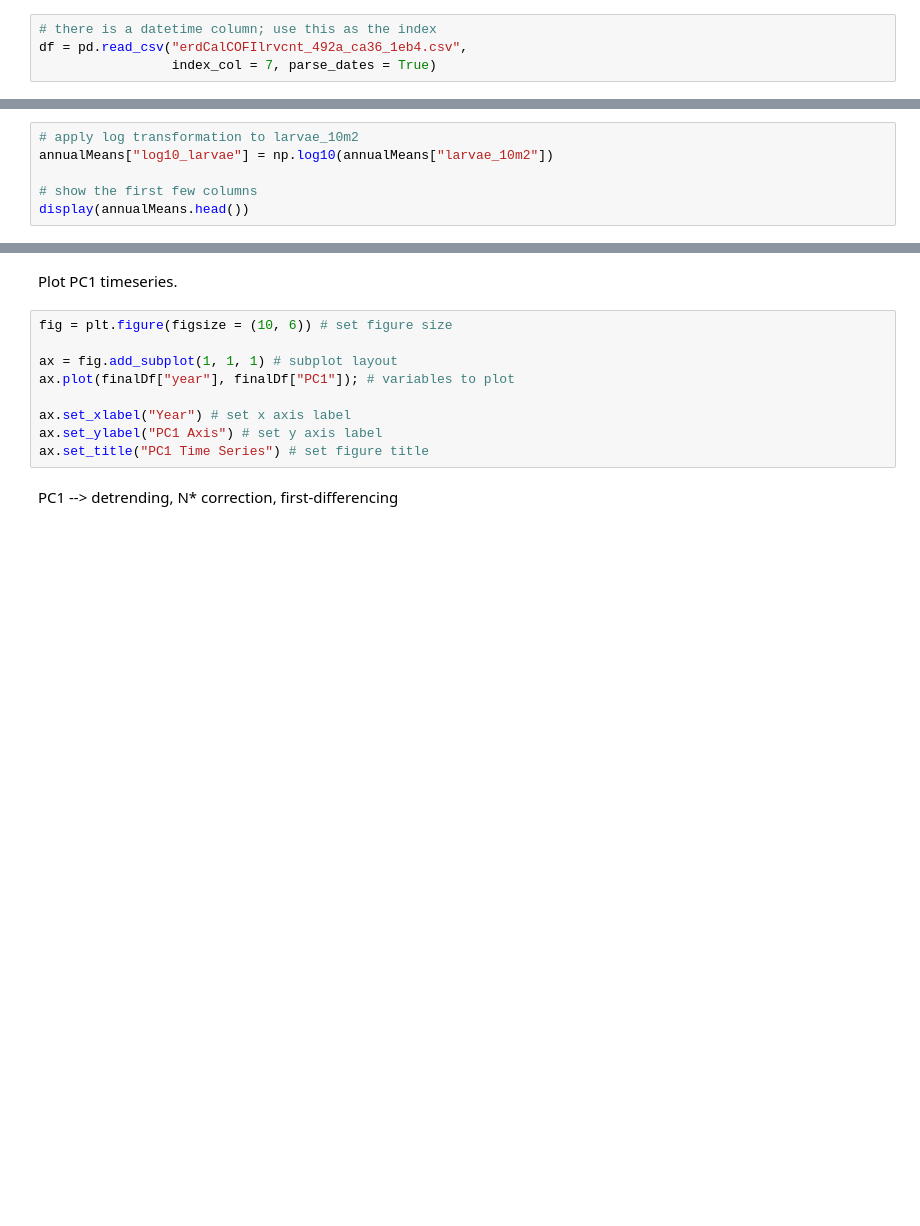
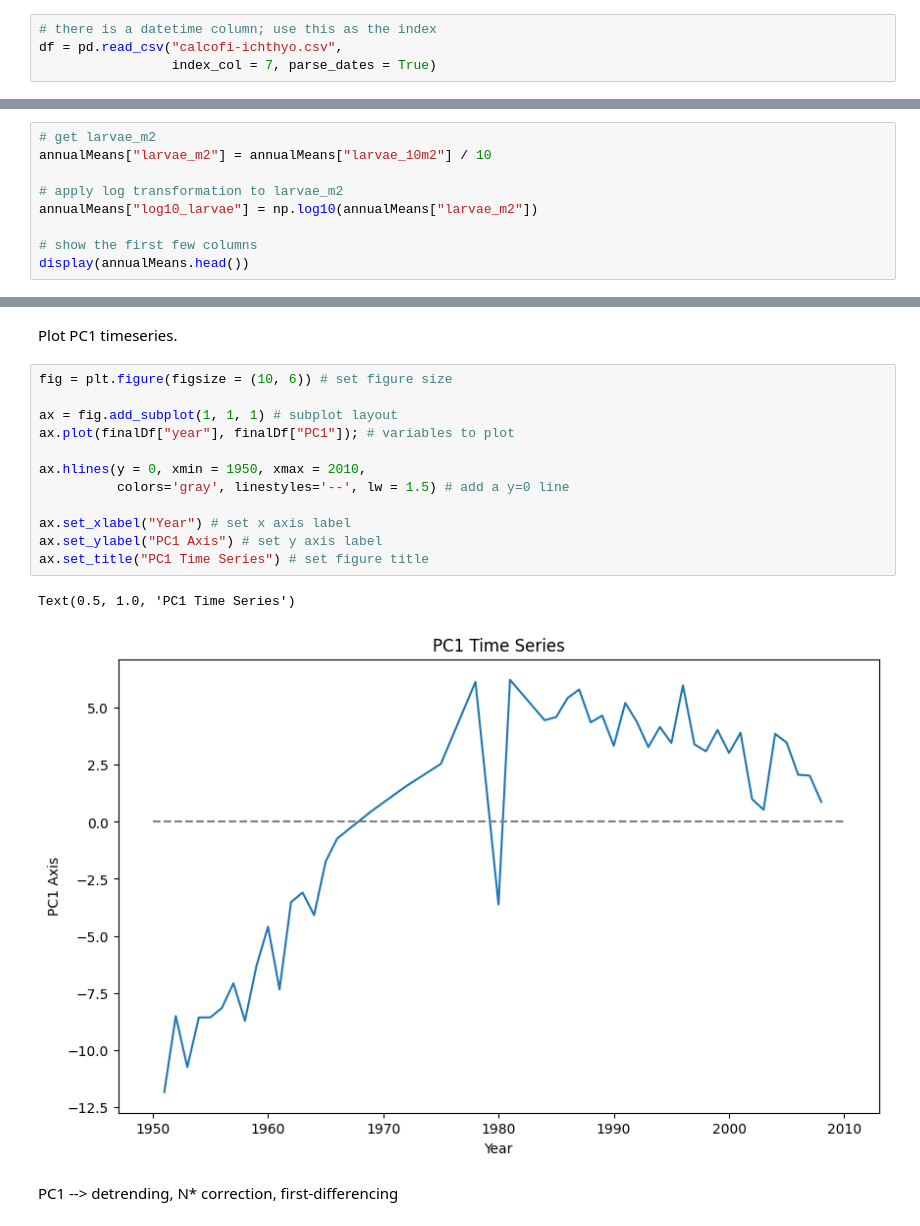
Before and after one commit to ksc005/pyrates, a Jupyter notebook: koslow2011.ipynb, the cells around one changed output, grey strips where cells are left out. Saved outputs shown, nothing was run; the diff lists cells and outputs as text; blank space fills up the shorter version.

Commit message:
updates to pca and 4 taxa figure
continuing to figure out differences between my PCA and 4 taxa figure, and those in the Koslow paper

```diff
--- a/koslow2011.ipynb
+++ b/koslow2011.ipynb
@@ -33,6 +33,6 @@ Read in the data. !!Adjust this later to read from the github filepath!!
 # %%
 # there is a datetime column; use this as the index
-df = pd.read_csv("erdCalCOFIlrvcnt_492a_ca36_1eb4.csv",
+df = pd.read_csv("calcofi-ichthyo.csv",
                  index_col = 7, parse_dates = True)
 # %% [markdown]
 Check the column names of the data.
@@ -232,8 +312,11 @@ display(len(annualMeans["scientific_name"].unique()))
 # %% [markdown]
 Log-transform the annual means.
 # %%
-# apply log transformation to larvae_10m2
-annualMeans["log10_larvae"] = np.log10(annualMeans["larvae_10m2"])
+# get larvae_m2
+annualMeans["larvae_m2"] = annualMeans["larvae_10m2"] / 10
+
+# apply log transformation to larvae_m2
+annualMeans["log10_larvae"] = np.log10(annualMeans["larvae_m2"])
 
 # show the first few columns
 display(annualMeans.head())
@@ -464,12 +698,18 @@ Plot PC1 timeseries.
 # %%
 fig = plt.figure(figsize = (10, 6)) # set figure size
 
 ax = fig.add_subplot(1, 1, 1) # subplot layout
 ax.plot(finalDf["year"], finalDf["PC1"]); # variables to plot
 
+ax.hlines(y = 0, xmin = 1950, xmax = 2010,
+          colors='gray', linestyles='--', lw = 1.5) # add a y=0 line
+
 ax.set_xlabel("Year") # set x axis label
 ax.set_ylabel("PC1 Axis") # set y axis label
 ax.set_title("PC1 Time Series") # set figure title
+# %% [output]
+Text(0.5, 1.0, 'PC1 Time Series')
+[figure, added]
 # %% [markdown]
 PC1 --> detrending, N* correction, first-differencing
 # %% [markdown]
```
Also changed, not shown: parts of 31 cells of this notebook, 1 other file.
